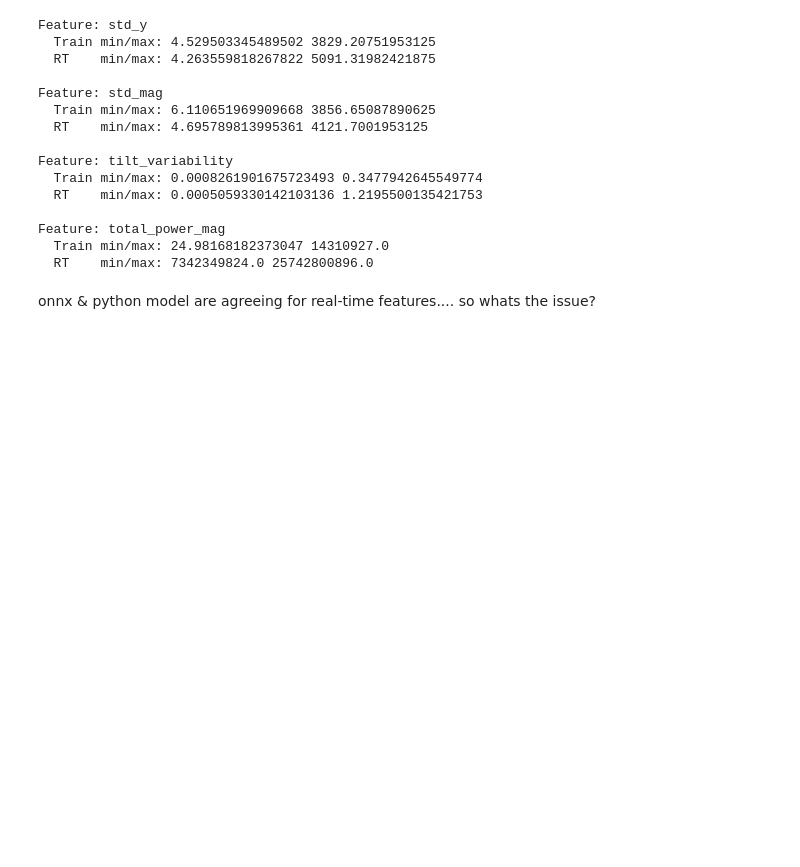
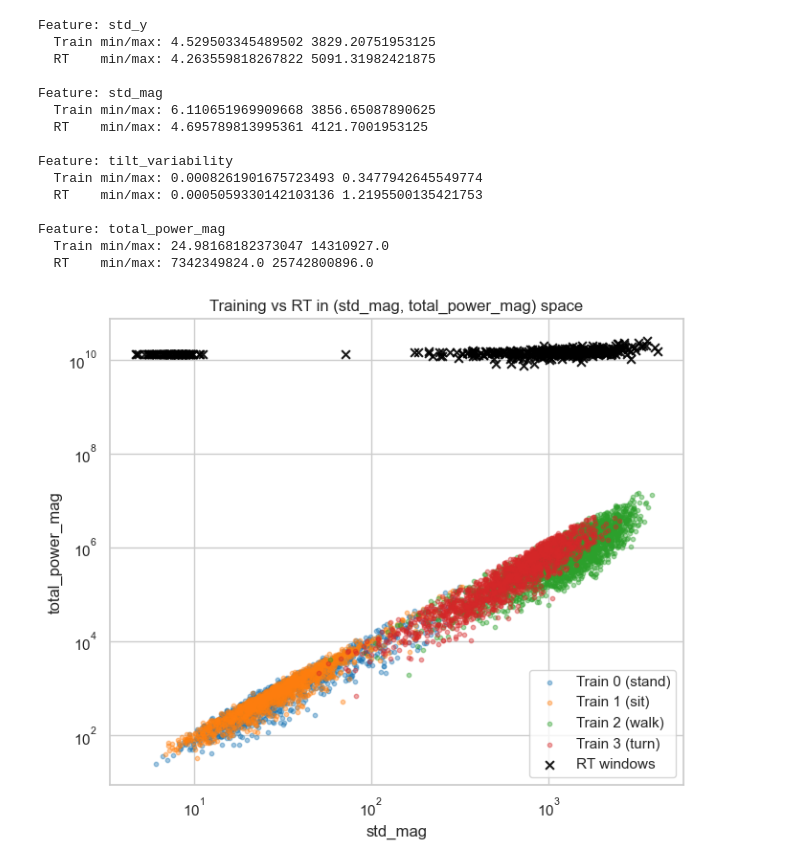
Before and after one commit to vxron/accelerometry-har, a Jupyter notebook: src/TrainSVM.ipynb, the cells around one changed output. Saved outputs shown, nothing was run; the diff lists cells and outputs as text; code cells hidden in the pictures; blank space fills up the shorter version.

```diff
--- a/src/TrainSVM.ipynb
+++ b/src/TrainSVM.ipynb
@@ -3467,5 +3683,66 @@ Feature: tilt_variability
 Feature: total_power_mag
   Train min/max: 24.98168182373047 14310927.0
   RT    min/max: 7342349824.0 25742800896.0
-# %% [markdown]
-onnx & python model are agreeing for real-time features.... so whats the issue?
+# %%
+# (6) VISUALIZE FTR VECS (RT VS TRAIN) IN DIFF 2D SPACES TO CHECK CONSISTENCY
+
+import matplotlib.pyplot as plt
+
+# indices for features we care about
+i_std_mag = feat_names_compact.index("std_mag")
+i_pow     = feat_names_compact.index("total_power_mag")
+
+X_tr_c = Xf_tr_compact  # compact training features
+X_rt_c = rt_X           # compact RT features
+
+tr_std = X_tr_c[:, i_std_mag]
+tr_pow = X_tr_c[:, i_pow]
+rt_std = X_rt_c[:, i_std_mag]
+rt_pow = X_rt_c[:, i_pow]
+
+# Training labels (0..3)
+y_tr = yf_tr
+
+plt.figure(figsize=(7, 6))
+
+# Colour map for 4 classes
+colmap = {
+    LABEL_NAME_TO_ID["stand"]: "tab:blue",
+    LABEL_NAME_TO_ID["sit"]:   "tab:orange",
+    LABEL_NAME_TO_ID["walk"]:  "tab:green",
+    LABEL_NAME_TO_ID["turn"]:  "tab:red",
+}
+
+for cls_id, color in colmap.items():
+    mask = (y_tr == cls_id)
+    plt.scatter(
+        tr_std[mask],
+        tr_pow[mask],
+        s=10,
+        alpha=0.4,
+        label=f"Train {cls_id} ({[k for k,v in LABEL_NAME_TO_ID.items() if v==cls_id][0]})",
+        c=color,
+    )
+
+# Overlay RT points
+plt.scatter(
+    rt_std,
+    rt_pow,
+    s=40,
+    marker="x",
+    linewidths=1.5,
+    alpha=0.9,
+    c="black",
+    label="RT windows",
+)
+
+plt.xlabel("std_mag")
+plt.ylabel("total_power_mag")
+plt.xscale("log")
+plt.yscale("log")
+plt.legend()
+plt.title("Training vs RT in (std_mag, total_power_mag) space")
+plt.tight_layout()
+plt.show()
+# %% [output]
+[figure, added]
```
Also changed, not shown: parts of 13 cells of this notebook, 4 other files.
